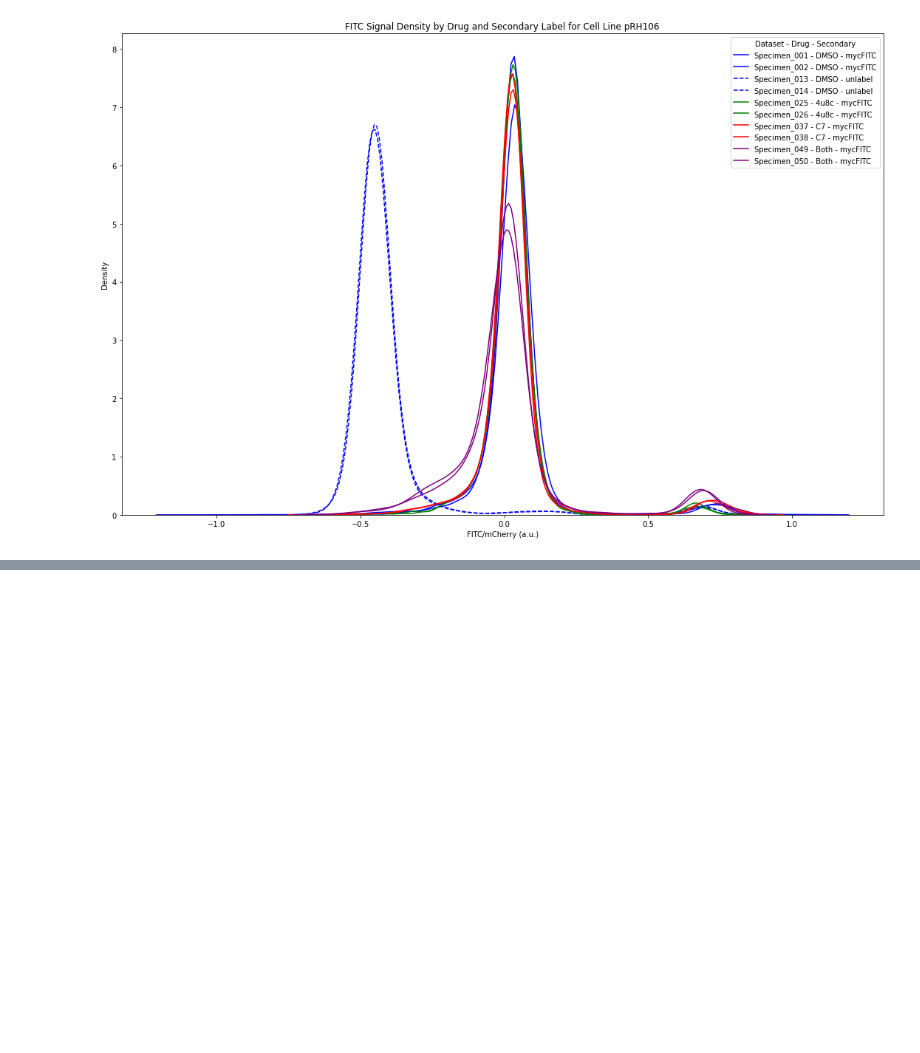
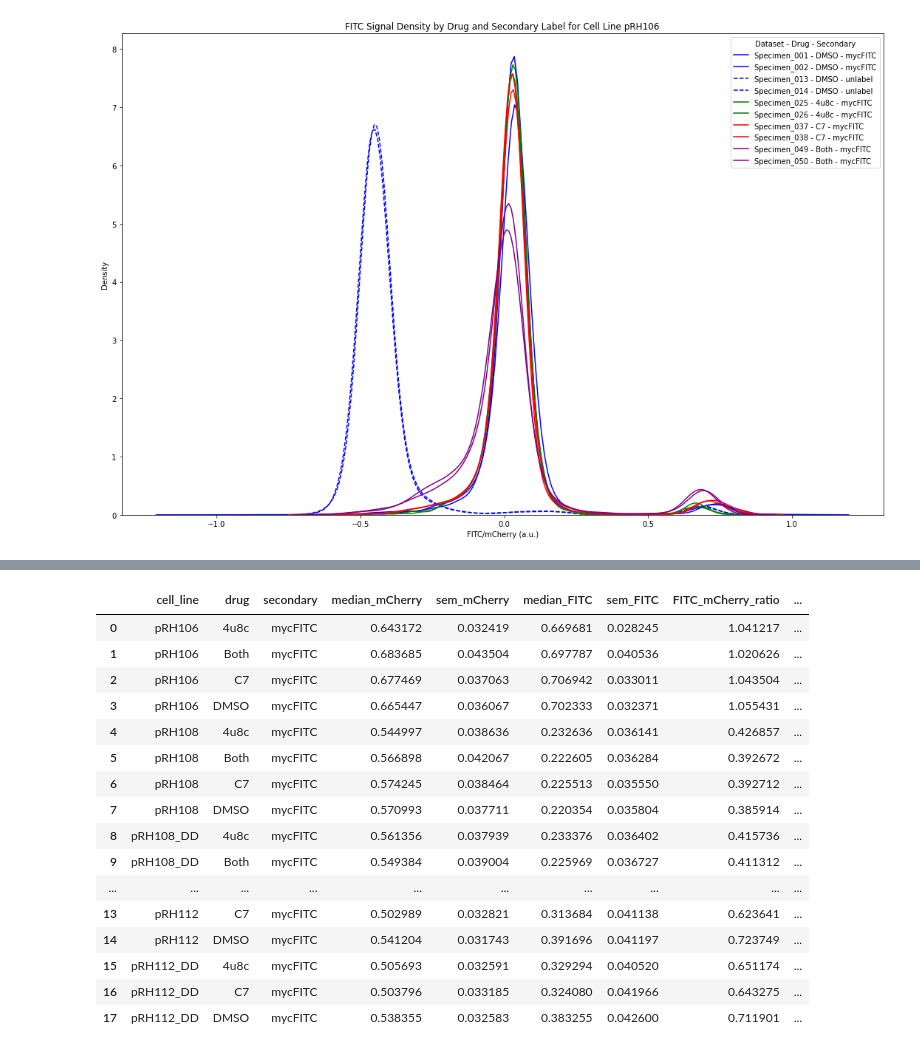
Before and after one commit to kwalcott97/UPR_drug_spike_expression, a Jupyter notebook: Flow Processing Code.ipynb, the cells around one changed output, grey strips where cells are left out. Drawn from its saved outputs; the diff is of its cells as text; code cells hidden in the pictures; blank space fills up the shorter version.

```diff
--- a/Flow Processing Code.ipynb
+++ b/Flow Processing Code.ipynb
@@ -237,0 +279,20 @@ plot_kde_fitc_by_drug_secondary(combined_data_dict, 'pRH106', 'Normalized (a.u.)
+# %%
+FITC_normalized_data
+# %% [output]
+|  | cell_line | drug | secondary | median_mCherry | sem_mCherry | median_FITC | sem_FITC | FITC_mCherry_ratio | ... |
+| 0 | pRH106 | 4u8c | mycFITC | 0.643172 | 0.032419 | 0.669681 | 0.028245 | 1.041217 | ... |
+| 1 | pRH106 | Both | mycFITC | 0.683685 | 0.043504 | 0.697787 | 0.040536 | 1.020626 | ... |
+| 2 | pRH106 | C7 | mycFITC | 0.677469 | 0.037063 | 0.706942 | 0.033011 | 1.043504 | ... |
+| 3 | pRH106 | DMSO | mycFITC | 0.665447 | 0.036067 | 0.702333 | 0.032371 | 1.055431 | ... |
+| 4 | pRH108 | 4u8c | mycFITC | 0.544997 | 0.038636 | 0.232636 | 0.036141 | 0.426857 | ... |
+| 5 | pRH108 | Both | mycFITC | 0.566898 | 0.042067 | 0.222605 | 0.036284 | 0.392672 | ... |
+| 6 | pRH108 | C7 | mycFITC | 0.574245 | 0.038464 | 0.225513 | 0.035550 | 0.392712 | ... |
+| 7 | pRH108 | DMSO | mycFITC | 0.570993 | 0.037711 | 0.220354 | 0.035804 | 0.385914 | ... |
+| 8 | pRH108_DD | 4u8c | mycFITC | 0.561356 | 0.037939 | 0.233376 | 0.036402 | 0.415736 | ... |
+| 9 | pRH108_DD | Both | mycFITC | 0.549384 | 0.039004 | 0.225969 | 0.036727 | 0.411312 | ... |
+| ... | ... | ... | ... | ... | ... | ... | ... | ... | ... |
+| 13 | pRH112 | C7 | mycFITC | 0.502989 | 0.032821 | 0.313684 | 0.041138 | 0.623641 | ... |
+| 14 | pRH112 | DMSO | mycFITC | 0.541204 | 0.031743 | 0.391696 | 0.041197 | 0.723749 | ... |
+| 15 | pRH112_DD | 4u8c | mycFITC | 0.505693 | 0.032591 | 0.329294 | 0.040520 | 0.651174 | ... |
+| 16 | pRH112_DD | C7 | mycFITC | 0.503796 | 0.033185 | 0.324080 | 0.041966 | 0.643275 | ... |
+| 17 | pRH112_DD | DMSO | mycFITC | 0.538355 | 0.032583 | 0.383255 | 0.042600 | 0.711901 | ... |
```
Also changed, not shown: parts of 6 cells of this notebook.
